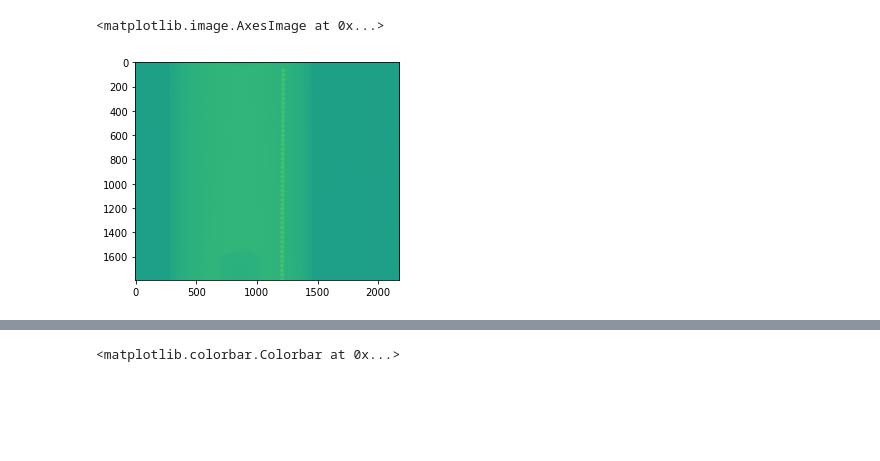
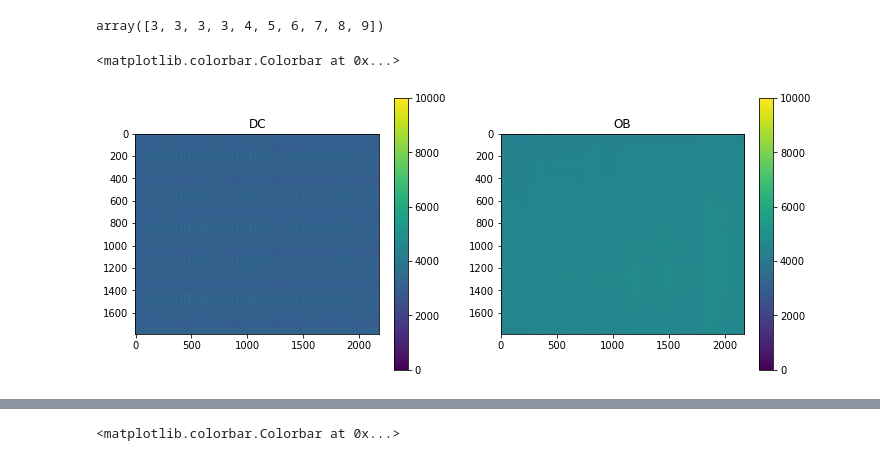
Before and after one commit to neutronimaging/scripts, a Jupyter notebook: python/notebooks/CBCTCalibration.ipynb, the cells around one changed output, grey strips where cells are left out. Drawn from its saved outputs; the diff is of its cells as text; code cells hidden in the pictures; blank space fills up the shorter version.

Commit message:
Loading cal data

```diff
--- a/python/notebooks/CBCTCalibration.ipynb
+++ b/python/notebooks/CBCTCalibration.ipynb
@@ -23,5 +15,41 @@ cal=np.log(cal)
-# %%
-plt.imshow(cal[70])
-# %% [output]
-<matplotlib.image.AxesImage at 0x...>
-[figure, removed]
+# %%
+def loadStack(mask, first, last) :
+    img = np.array([1.0])
+    for idx in np.arange(first,last+1) :
+        fname=mask.format(idx)
+        hdul = fits.open(fname)
+        tmp = hdul[0].data.astype(float)
+
+        if (idx==first):
+            img.resize(tmp.shape[0],tmp.shape[1],last-first+1)
+
+        img[:,:,idx-first]=tmp
+
+    return img
+# %%
+dc=loadStack('/data/P20180255/02_rawdata/00_XCalibration/dc_{:05}.fits',1,10).astype(float).mean(axis=2);
+ob=loadStack('/data/P20180255/02_rawdata/00_XCalibration/ob_{:05}.fits',1,10).astype(float).mean(axis=2);
+# %%
+ob1=ob-dc
+np.nan_to_num(ob1)
+ob1[ob1<0]=0
+# %%
+a=np.arange(0,10)
+a[a<3]=3
+a
+# %% [output]
+array([3, 3, 3, 3, 4, 5, 6, 7, 8, 9])
+# %%
+plt.figure(figsize=[12,5])
+plt.subplot(1,2,1)
+plt.imshow(dc,vmax=10000,vmin=0)
+plt.title('DC')
+plt.colorbar()
+plt.subplot(1,2,2)
+ob2=ob1[450:500,975:1050]
+plt.imshow(ob1,vmax=10000,vmin=0)
+plt.title('OB')
+plt.colorbar()
+# %% [output]
+<matplotlib.colorbar.Colorbar at 0x...>
+[figure, added]
```
Also changed, not shown: parts of 6 cells of this notebook, 1 other file.
